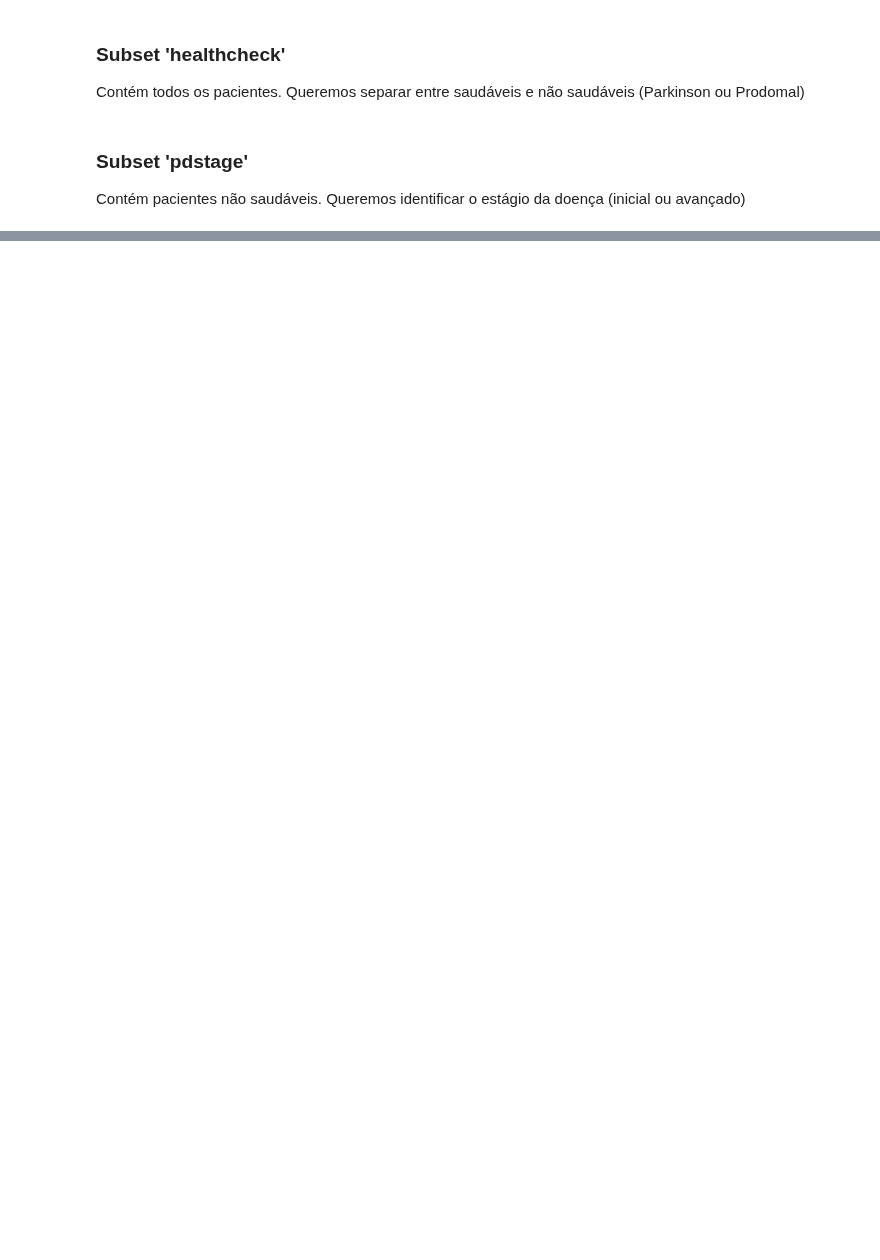
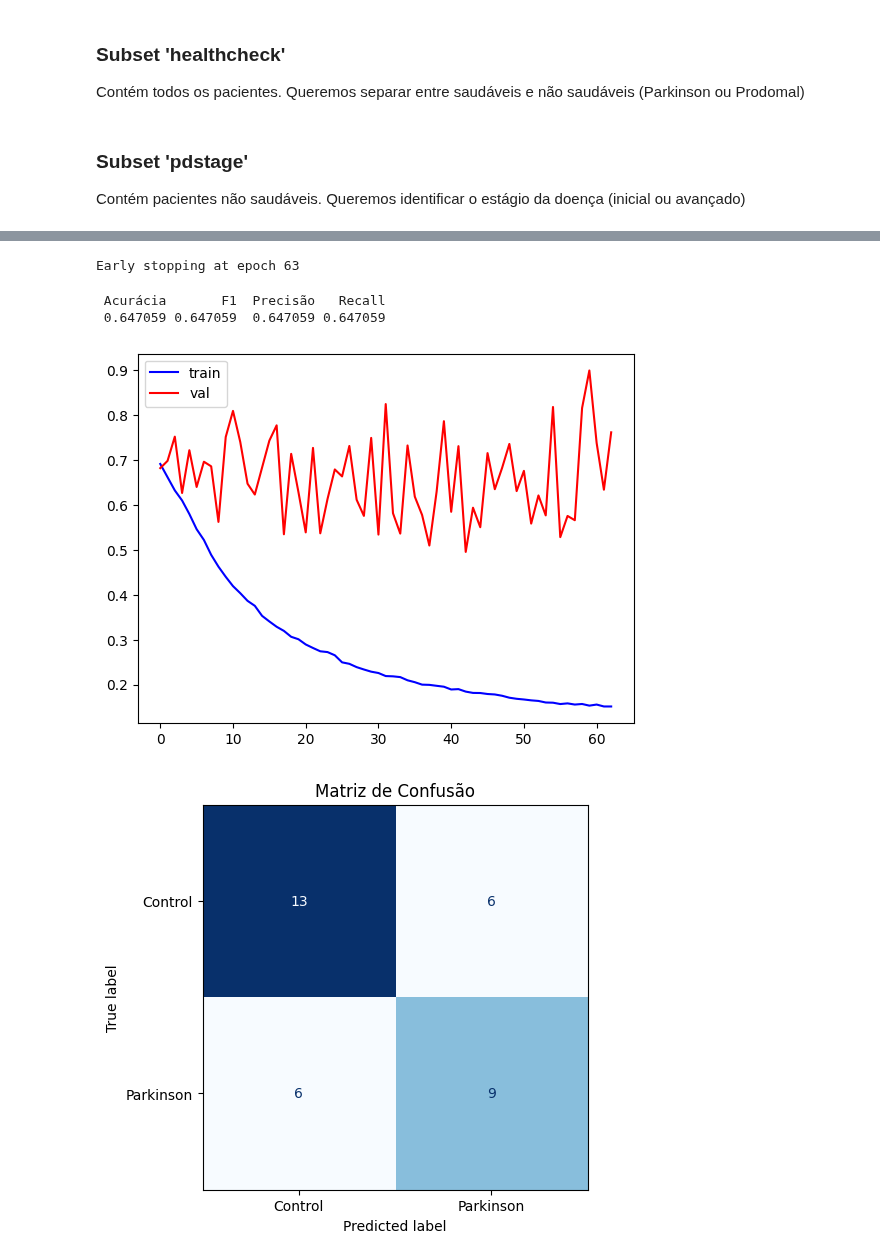
Before and after one commit to TheoRiffel/Parkinson-Diagnosis-Deeplearning, a Jupyter notebook: notebooks/6_multimodal.ipynb, the cells around one changed output, grey strips where cells are left out. Saved outputs shown, nothing was run; the diff lists cells and outputs as text; code cells hidden in the pictures; blank space fills up the shorter version.

```diff
--- a/notebooks/6_multimodal.ipynb
+++ b/notebooks/6_multimodal.ipynb
@@ -142,0 +173,29 @@ fig_cf.savefig(f"{SAVE_PATH}/confusion_matrix_{CORR_METHOD}.png", bbox_inches='t
+# %%
+X_train_pdstage, y_train_pdstage = get_pdstage(X_train, y_train)
+X_test_pdstage, y_test_pdstage = get_pdstage(X_test, y_test)
+X_val_pdstage, y_val_pdstage = get_pdstage(X_val, y_val)
+
+train_loader = parkinson.utils.data.get_torch_dataloader(X_train_pdstage, y_train_pdstage, batch_size=BATCH_SIZE)
+val_loader = parkinson.utils.data.get_torch_dataloader(X_val_pdstage, y_val_pdstage, batch_size=BATCH_SIZE)
+test_loader = parkinson.utils.data.get_torch_dataloader(X_test_pdstage, y_test_pdstage, batch_size=BATCH_SIZE)
+# %%
+device = torch.device("cuda" if torch.cuda.is_available() else "cpu")
+model = parkinson.NetworkModels.customMLP(input_dim=X_train.shape[1], hidden_dim=16, output_dim=2)
+class_weights = parkinson.utils.data.get_torch_class_weights(y_train_pdstage) # Atencao no y utilizado!
+
+model.train()
+criterion = nn.CrossEntropyLoss(weight=class_weights.to(device))
+
+train_results = parkinson.utils.train.train(
+    model=model,
+    train_loader=train_loader,
+    val_loader=val_loader,
+    class_weights=class_weights,
+    device=device,
+    num_epochs=N_EPOCHS,
+    patience=PATIENCE,
+    lr=LR,
+    path="../weights/1_correlation_matrix"
+)
+# %% [output]
+Early stopping at epoch 63
@@ -142,0 +204,11 @@ fig_cf.savefig(f"{SAVE_PATH}/confusion_matrix_{CORR_METHOD}.png", bbox_inches='t
+# %%
+# Criando e plotando os resultados.
+parkinson.utils.results.metrics_to_dataframe(metrics)
+parkinson.utils.results.plot_losses(train_results['train_loss'], train_results['val_loss'])
+parkinson.utils.results.plot_confusion_matrix(metrics['preds'], metrics['labels'], class_names=['Control','Parkinson'])
+plt.show()
+# %% [output]
+ Acurácia       F1  Precisão   Recall
+ 0.647059 0.647059  0.647059 0.647059
+[figure, added]
+[figure, added]
```
Also changed, not shown: parts of 21 cells of this notebook.
